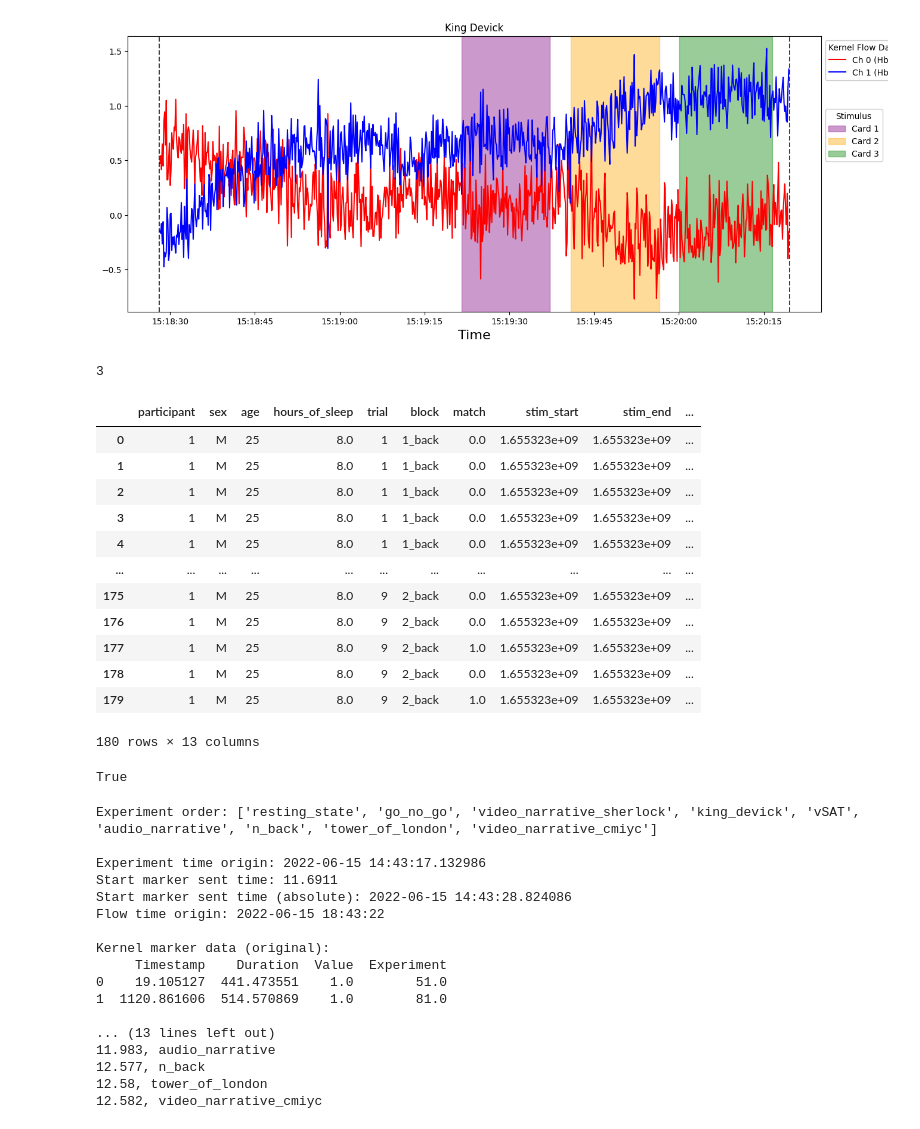
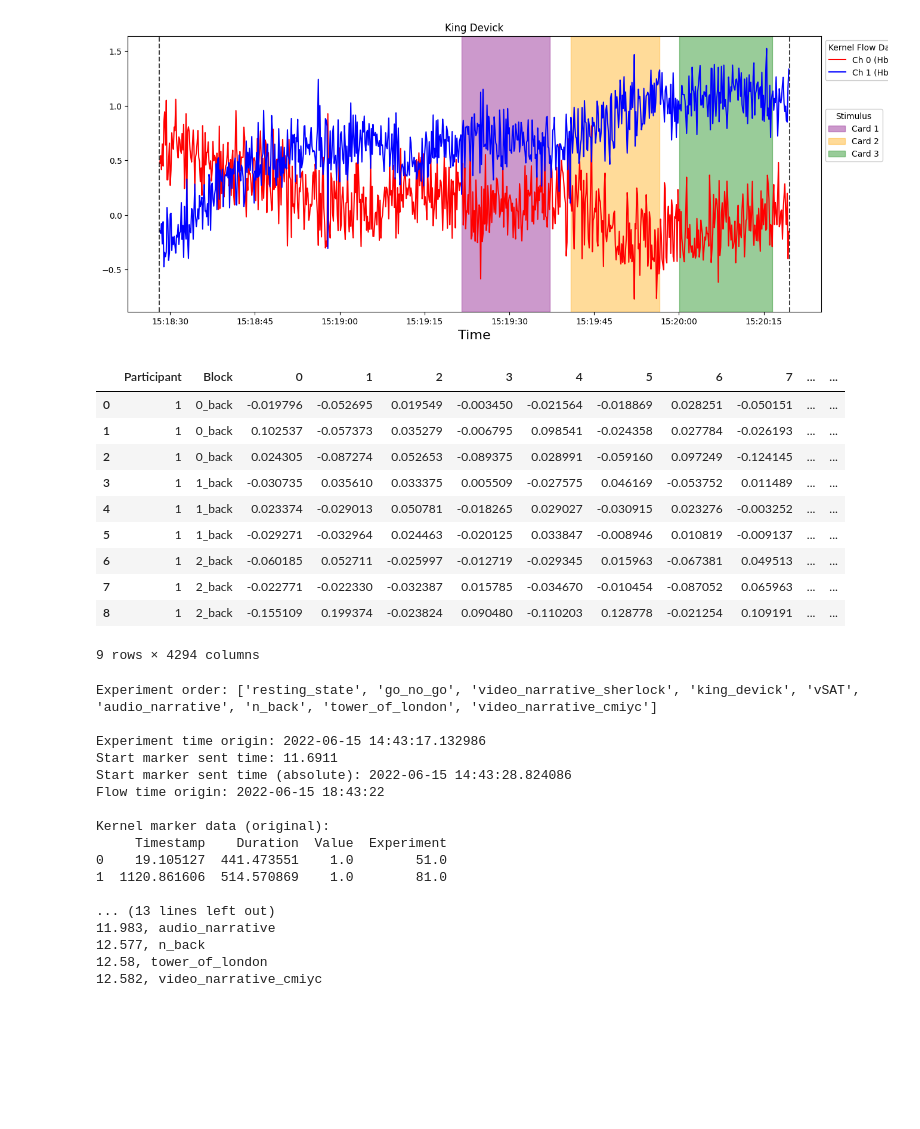
Before and after one commit to AyazLab/KernelFlow_Analysis, a Jupyter notebook: flow_analysis.ipynb, the cells around one changed output. Saved outputs shown, nothing was run; the diff lists cells and outputs as text; code cells hidden in the pictures; blank space fills up the shorter version.

Commit message:
Add function to create DataFrame from processed Kernel Flow stim response data

```diff
--- a/flow_analysis.ipynb
+++ b/flow_analysis.ipynb
@@ -696,31 +744,18 @@ exp_baseline_avg_dict = par.create_exp_stim_response_dict(exp_name)
-# %%
-len(exp_baseline_avg_dict["0_back"])
-# %% [output]
-3
-# %%
-exp_results
-# %% [output]
-|  | participant | sex | age | hours_of_sleep | trial | block | match | stim_start | stim_end | ... |
-| 0 | 1 | M | 25 | 8.0 | 1 | 1_back | 0.0 | 1.655323e+09 | 1.655323e+09 | ... |
-| 1 | 1 | M | 25 | 8.0 | 1 | 1_back | 0.0 | 1.655323e+09 | 1.655323e+09 | ... |
-| 2 | 1 | M | 25 | 8.0 | 1 | 1_back | 0.0 | 1.655323e+09 | 1.655323e+09 | ... |
-| 3 | 1 | M | 25 | 8.0 | 1 | 1_back | 0.0 | 1.655323e+09 | 1.655323e+09 | ... |
-| 4 | 1 | M | 25 | 8.0 | 1 | 1_back | 0.0 | 1.655323e+09 | 1.655323e+09 | ... |
-| ... | ... | ... | ... | ... | ... | ... | ... | ... | ... | ... |
-| 175 | 1 | M | 25 | 8.0 | 9 | 2_back | 0.0 | 1.655323e+09 | 1.655323e+09 | ... |
-| 176 | 1 | M | 25 | 8.0 | 9 | 2_back | 0.0 | 1.655323e+09 | 1.655323e+09 | ... |
-| 177 | 1 | M | 25 | 8.0 | 9 | 2_back | 1.0 | 1.655323e+09 | 1.655323e+09 | ... |
-| 178 | 1 | M | 25 | 8.0 | 9 | 2_back | 0.0 | 1.655323e+09 | 1.655323e+09 | ... |
-| 179 | 1 | M | 25 | 8.0 | 9 | 2_back | 1.0 | 1.655323e+09 | 1.655323e+09 | ... |
-180 rows × 13 columns
-# %%
-test = {
-    "block1": {"trial1": [], "trial2": [], "trial3": []},
-    "block2": {"trial4": [], "trial5": [], "trial6": []},
-}
-"trial1" in test["block1"].keys()
-# %% [output]
-True
+# %%
+stim_resp_df = par.create_exp_stim_response_df(exp_name)
+stim_resp_df
+# %% [output]
+|  | Participant | Block | 0 | 1 | 2 | 3 | 4 | 5 | 6 | 7 | ... | ... |
+| 0 | 1 | 0_back | -0.019796 | -0.052695 | 0.019549 | -0.003450 | -0.021564 | -0.018869 | 0.028251 | -0.050151 | ... | ... |
+| 1 | 1 | 0_back | 0.102537 | -0.057373 | 0.035279 | -0.006795 | 0.098541 | -0.024358 | 0.027784 | -0.026193 | ... | ... |
+| 2 | 1 | 0_back | 0.024305 | -0.087274 | 0.052653 | -0.089375 | 0.028991 | -0.059160 | 0.097249 | -0.124145 | ... | ... |
+| 3 | 1 | 1_back | -0.030735 | 0.035610 | 0.033375 | 0.005509 | -0.027575 | 0.046169 | -0.053752 | 0.011489 | ... | ... |
+| 4 | 1 | 1_back | 0.023374 | -0.029013 | 0.050781 | -0.018265 | 0.029027 | -0.030915 | 0.023276 | -0.003252 | ... | ... |
+| 5 | 1 | 1_back | -0.029271 | -0.032964 | 0.024463 | -0.020125 | 0.033847 | -0.008946 | 0.010819 | -0.009137 | ... | ... |
+| 6 | 1 | 2_back | -0.060185 | 0.052711 | -0.025997 | -0.012719 | -0.029345 | 0.015963 | -0.067381 | 0.049513 | ... | ... |
+| 7 | 1 | 2_back | -0.022771 | -0.022330 | -0.032387 | 0.015785 | -0.034670 | -0.010454 | -0.087052 | 0.065963 | ... | ... |
+| 8 | 1 | 2_back | -0.155109 | 0.199374 | -0.023824 | 0.090480 | -0.110203 | 0.128778 | -0.021254 | 0.109191 | ... | ... |
+9 rows × 4294 columns
 # %%
 # Time offset issue
 # Kernel Flow PC - Behavioral Task PC
```
Also changed, not shown: parts of 2 cells of this notebook, 1 other file.
